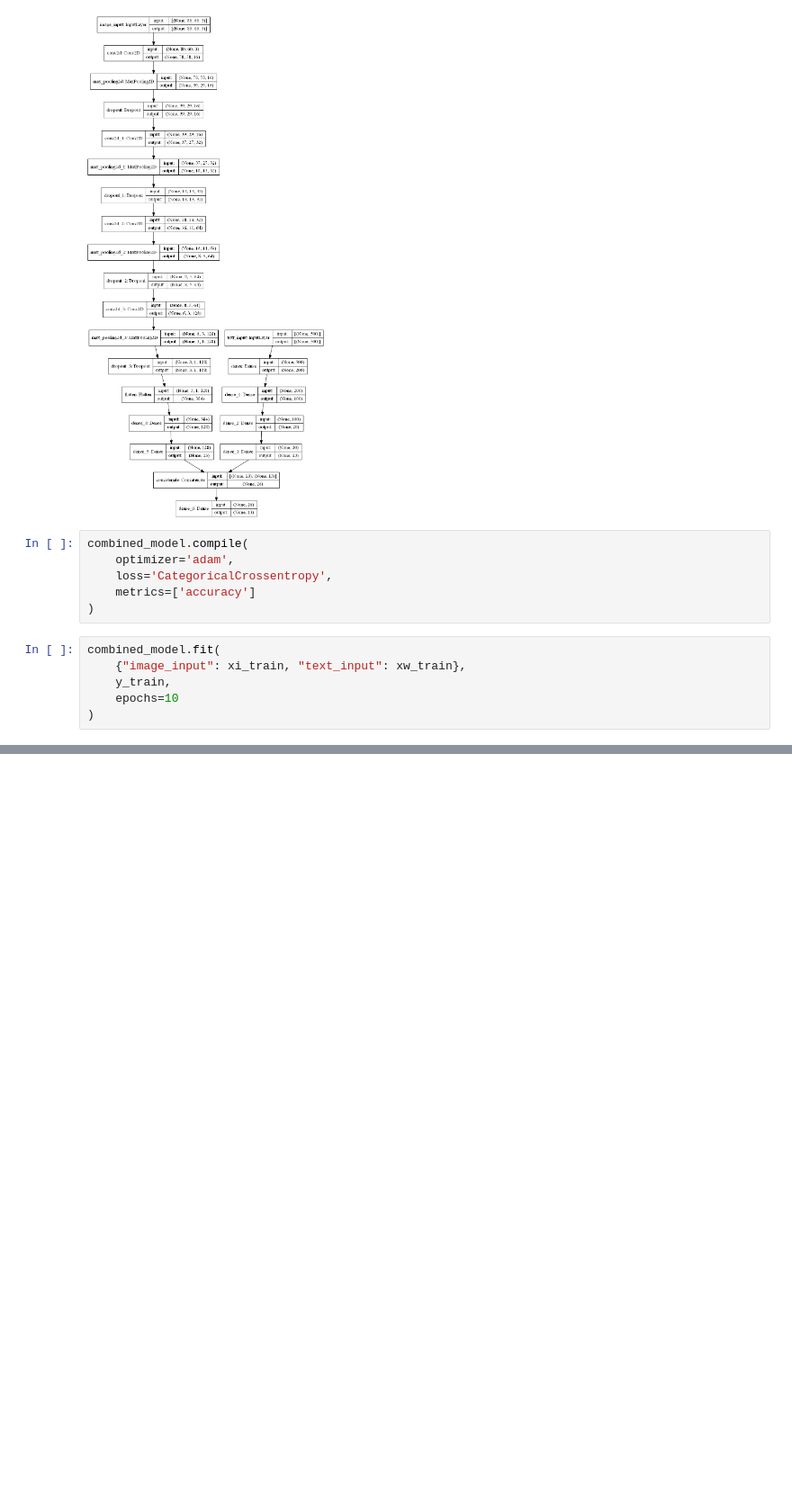
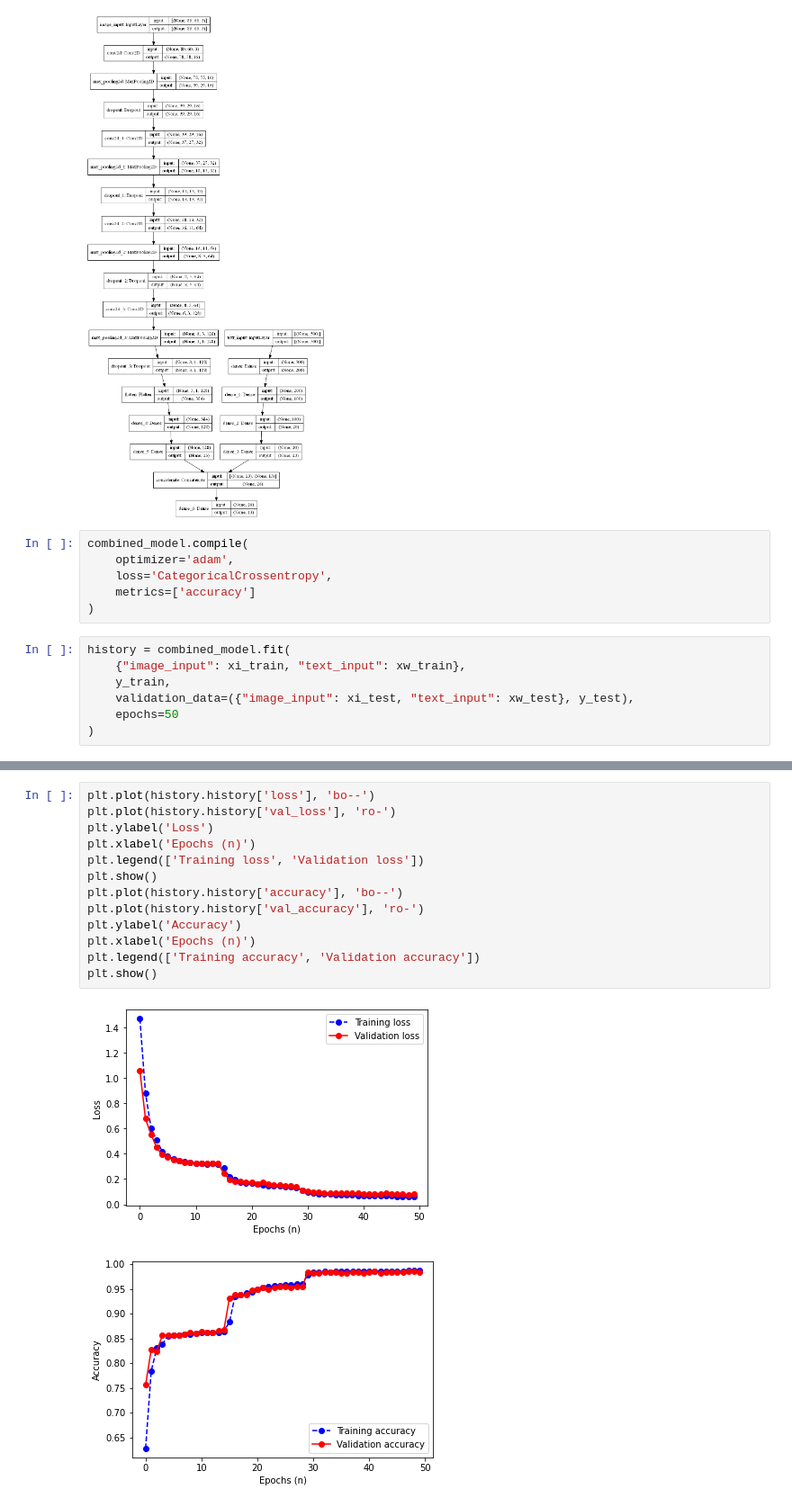
Before and after one commit to jlaframboise/ProductClassification, a Jupyter notebook: FullClassifier.ipynb, the cells around one changed output, grey strips where cells are left out. Shown: that part at 90% size. Cells and saved outputs as stored; diff of their text form; blank space fills up the shorter version.

Commit message:
Combnied model training for 50 epochs with adam optimizer reaches 98+% acc on testing dataset.

```diff
--- a/FullClassifier.ipynb
+++ b/FullClassifier.ipynb
@@ -268,9 +267,10 @@ combined_model.compile(
     metrics=['accuracy']
 )
 # %%
-combined_model.fit(
+history = combined_model.fit(
     {"image_input": xi_train, "text_input": xw_train},
     y_train,
-    epochs=10
+    validation_data=({"image_input": xi_test, "text_input": xw_test}, y_test),
+    epochs=50
 )
 # %% [output]
@@ -298,3 +294,19 @@ Epoch 10/10
+# %%
+plt.plot(history.history['loss'], 'bo--')
+plt.plot(history.history['val_loss'], 'ro-')
+plt.ylabel('Loss')
+plt.xlabel('Epochs (n)')
+plt.legend(['Training loss', 'Validation loss'])
+plt.show()
+plt.plot(history.history['accuracy'], 'bo--')
+plt.plot(history.history['val_accuracy'], 'ro-')
+plt.ylabel('Accuracy')
+plt.xlabel('Epochs (n)')
+plt.legend(['Training accuracy', 'Validation accuracy'])
+plt.show()
+# %% [output]
+[figure, added]
+[figure, added]
 # %%
 test_loss, test_acc = combined_model.evaluate(x={"image_input": xi_test, "text_input": xw_test},
                                               y=y_test)
```
Also changed, not shown: parts of 5 cells of this notebook.
